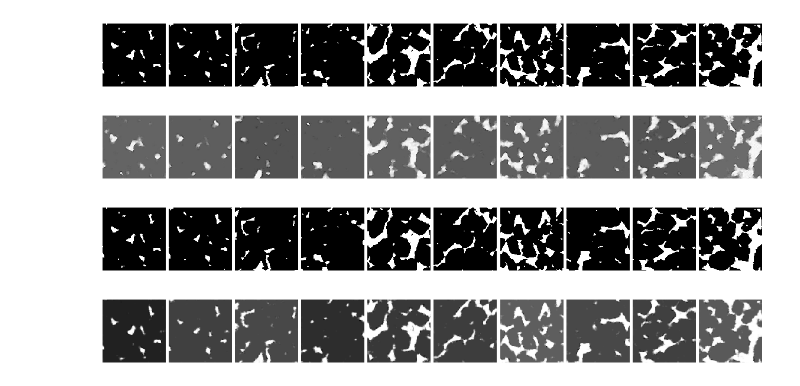
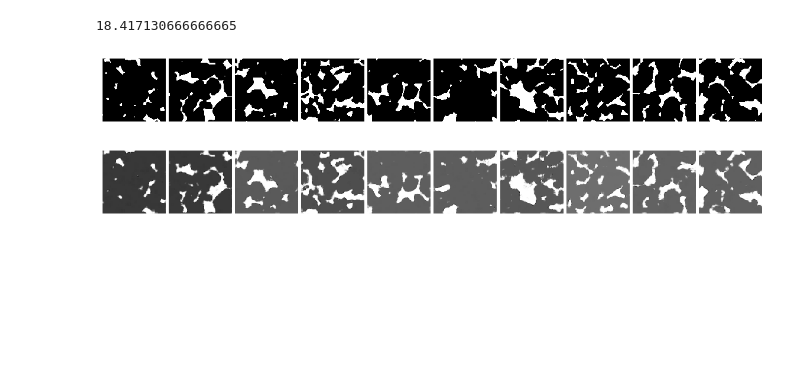
Before and after one commit to Ruijin1988/Material-Design--VAE-Style-Transfer-, a Jupyter notebook: vanilla_vae/vanilla VAE-Hechao.ipynb, the cells around one changed output. Drawn from its saved outputs; the diff is of its cells as text; code cells hidden in the pictures; blank space fills up the shorter version.

```diff
--- a/vanilla_vae/vanilla VAE-Hechao.ipynb
+++ b/vanilla_vae/vanilla VAE-Hechao.ipynb
@@ -481,9 +481,9 @@ saver = tf.train.Saver()
 saver.restore(sess, "/tmp/model.ckpt")
 
 for it in range(100000):
-    X_mb = images[(it*mb_size)%760:(it*mb_size)%760+mb_size]
-    Y_L = images_L[(it*mb_size)%760:(it*mb_size)%760+mb_size]
-    style_array_input = style_array[random.sample(range(len(style_array)),  mb_size)]*1.0
+    X_mb = images[(it*mb_size)%len(images):(it*mb_size)%len(images)+mb_size]
+    Y_L = images_L[(it*mb_size)%len(images):(it*mb_size)%len(images)+mb_size]
+    style_array_input = style_array[random.sample(range(len(style_array)),  mb_size)]
 
 #     print((it*10)%100,(it*10)%100+mb_size)
     _, loss, recon_E, kl_E, Young_E, sl_E = sess.run([solver, vae_loss, recon_loss, kl_loss, Young_cost, sl],
@@ -522 +512,8 @@ sl_E:404.842895508
 KeyboardInterrupt:
+# %%
+style_array_input = style_array[0:20]*1.0
+_, S2, S4, S7, S10 = sess.run([solver, conv_out2_S,conv_out4_S,conv_out7_S,conv_out10_S],
+                                                feed_dict={X: X_mb.reshape(mb_size, width, height, num_channels_1),
+                                                          label:Y_L.reshape(mb_size,1),
+                                                          style_image: style_array_input.reshape(mb_size,128,128,3),
+                                                          z: np.random.randn(mb_size, z_dim)})
@@ -522,0 +524,4 @@ KeyboardInterrupt:
+# %%
+import seaborn as sns
+S2_1=sess.run(gram_matrix(S2[1,:,:,:]))
+sns.heatmap(S2_1)
@@ -523,48 +542,33 @@ KeyboardInterrupt:
+# %%
+S2_1=sess.run(gram_matrix(S2[1,:,:,:]))
+S2_2=sess.run(gram_matrix(S2[2,:,:,:]))
+# (4. * (channels ** 2) * (size ** 2))
+np.sum(np.square(S2_1-S2_2))/(4. * (3 ** 2) * (128 ** 4))*1e-7
+# %% [output]
+18.417130666666665
 # %%
 %matplotlib inline
 def plot(samples):
     fig = plt.figure(figsize=(20, 20))
     gs = gridspec.GridSpec(1, 10)
     gs.update(wspace=0.05, hspace=0.0)
 
     for i, sample in enumerate(samples):
         ax = plt.subplot(gs[i])
         plt.axis('off')
         ax.set_xticklabels([])
         ax.set_yticklabels([])
 #         ax.set_aspect('equal')
         plt.imshow(sample.reshape(128, 128), cmap='Greys_r')
 
 X_mb = images[0:mb_size]
 recon = sess.run(prob,feed_dict={X: X_mb.reshape(mb_size, width, height, num_channels_1),
                                  label:Y_L.reshape(mb_size,1)})
-plot(images[0:10])
-plot(recon[0:10])
+plot(images[10:20])
+plot(recon[10:20])
 # %% [output]
-[figure, old version]
+[figure, new version]
-[figure, old version]
+[figure, new version]
-# %%
-def plot(samples):
-    fig = plt.figure(figsize=(20, 20))
-    gs = gridspec.GridSpec(1, 10)
-    gs.update(wspace=0.05, hspace=0.0)
-
-    for i, sample in enumerate(samples):
-        ax = plt.subplot(gs[i])
-        plt.axis('off')
-        ax.set_xticklabels([])
-        ax.set_yticklabels([])
-#         ax.set_aspect('equal')
-        plt.imshow(sample.reshape(128, 128), cmap='Greys_r')
-
-X_mb = images[0:mb_size]
-recon = sess.run(prob,feed_dict={X: X_mb.reshape(mb_size, width, height, num_channels_1),
-                                 label:Y_L.reshape(mb_size,1)})
-plot(images[0:10])
-plot(recon[0:10])
-# %% [output]
-[figure, removed]
-[figure, removed]
 # %%
 X_mb = images[0:20]
 latent_z = sess.run(z_sample,feed_dict={X: X_mb.reshape(mb_size, width, height, num_channels_1)})
```
Also changed, not shown: parts of 24 cells of this notebook.
